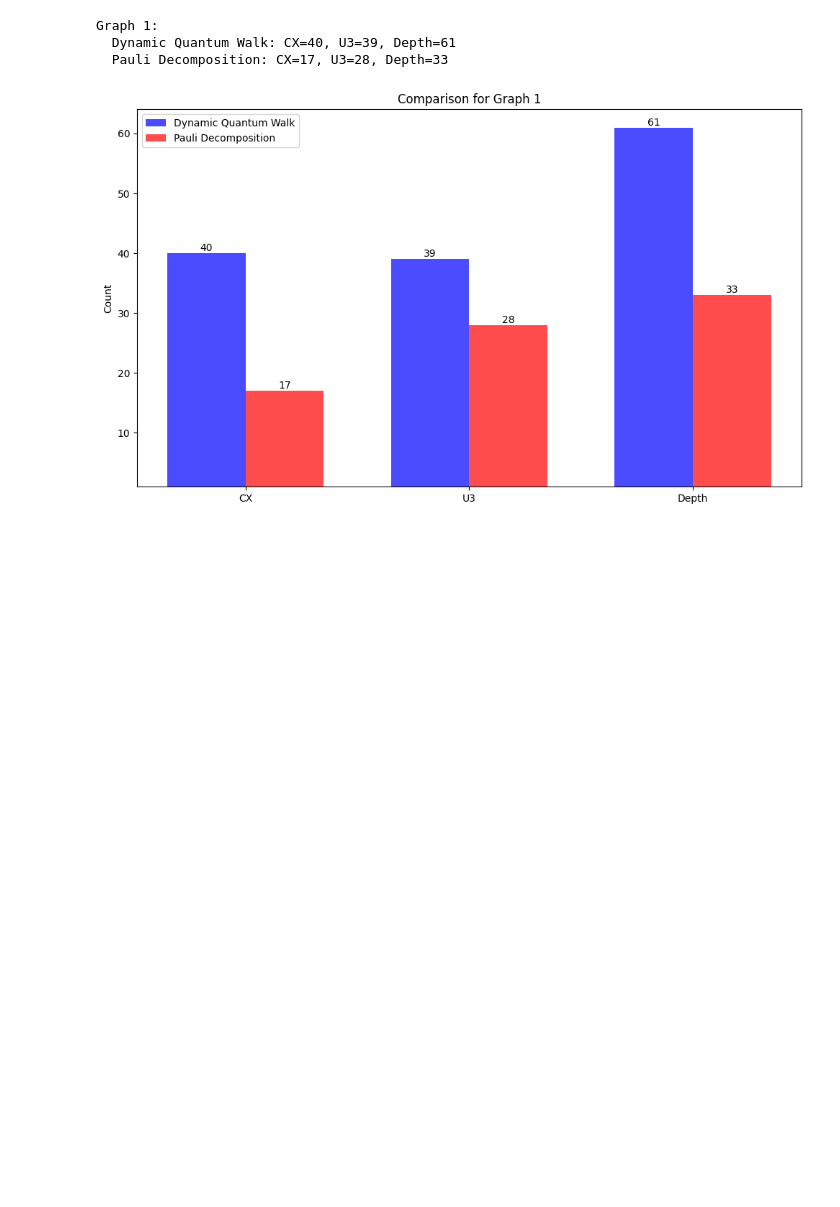
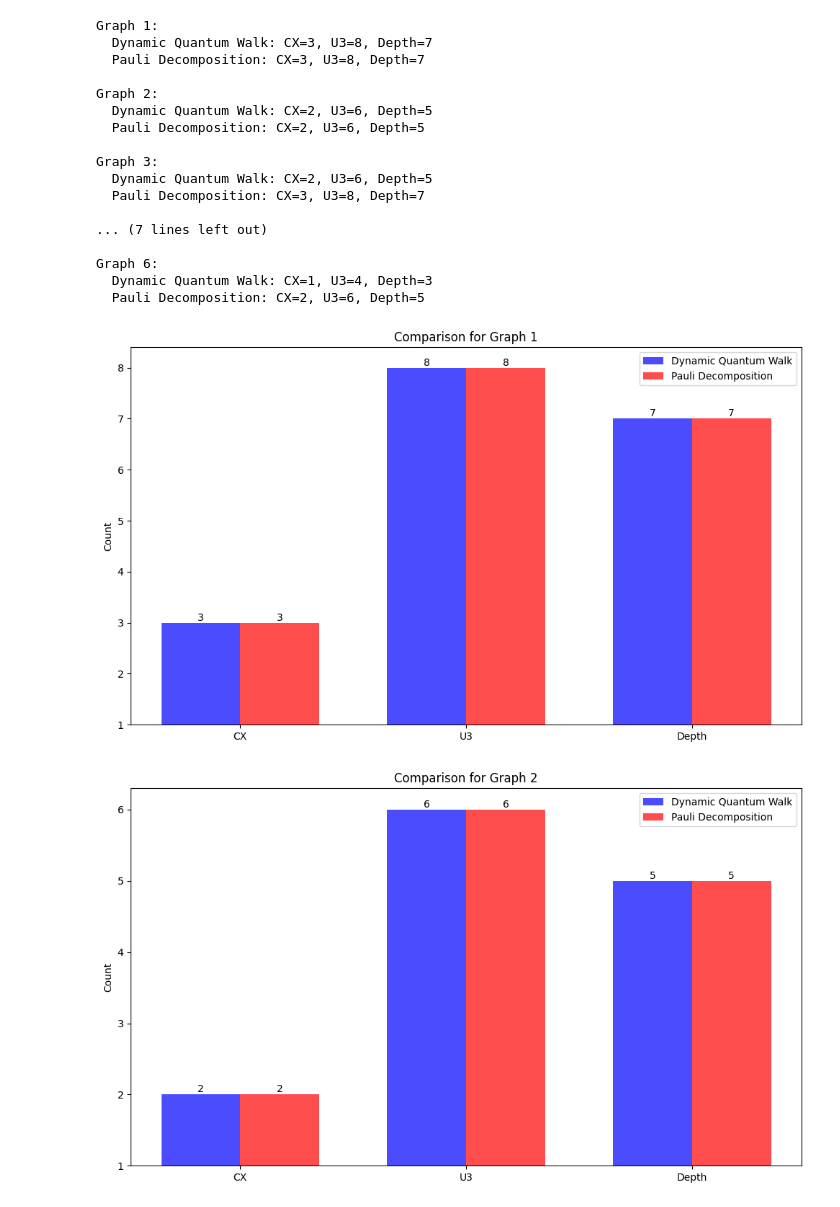
Before and after one commit to Mostafa-Atallah2020/ctqw-matching-decomp, a Jupyter notebook: examples/Gate Count.ipynb, the cells around one changed output. Cells and saved outputs as stored; diff of their text form; code cells hidden in the pictures; blank space fills up the shorter version.

Commit message:
Gate counting for 4 vertex connected graphs

```diff
--- a/examples/Gate Count.ipynb
+++ b/examples/Gate Count.ipynb
@@ -65,13 +62,6 @@ None
 [figure]
 None
 ... (6 outputs left out)
-# %%
-graph_edges = [{('000','010'),
-         ('000','001'),
-         ('001','011'),
-         ('100','110'),
-         ('110','111'),
-         ('101','111')}]
 # %%
 import matplotlib.pyplot as plt
 from src.graphs import StaticGraph, DynamicGraph, IntersectingEdgesGraph, MultiEdgeGraph
@@ -111,7 +101,7 @@ def count_gates_dynamic_walk(edges, T, delta_t):
     big_qc = QuantumCircuit(G.n_qubits)
     for sq in dyn_G_approx.graph_sequence:
         G = MultiEdgeGraph(sq[0].edges)
-        sub_qc = G.get_qc(simplified=True)
+        sub_qc = G.get_qc()
         big_qc = big_qc.compose(sub_qc)
 
     transpiled_qc = transpile(big_qc, basis_gates=['cx', 'u3'], optimization_level=3)
@@ -158,33 +148,48 @@ for i, result in enumerate(results):
     width = 0.35
 
     dynamic_values = [result['Dynamic'][m] for m in metrics]
     pauli_values = [result['Pauli'][m] for m in metrics]
 
     ax.bar(x - width/2, dynamic_values, width, label='Dynamic Quantum Walk', color='blue', alpha=0.7)
     ax.bar(x + width/2, pauli_values, width, label='Pauli Decomposition', color='red', alpha=0.7)
 
     ax.set_ylabel('Count')
     ax.set_title(f'Comparison for Graph {i+1}')
     ax.set_xticks(x)
     ax.set_xticklabels(metrics)
     ax.legend()
 
     # Add value labels on the bars
     for j, v in enumerate(dynamic_values):
         ax.text(j - width/2, v, str(v), ha='center', va='bottom')
     for j, v in enumerate(pauli_values):
         ax.text(j + width/2, v, str(v), ha='center', va='bottom')
 
     # Set y-axis to log scale
     #ax.set_yscale('log')
 
     # Adjust y-axis to start from 1
     ax.set_ylim(bottom=1)
 
     plt.tight_layout()
     plt.show()
 # %% [output]
 Graph 1:
-  Dynamic Quantum Walk: CX=40, U3=39, Depth=61
-  Pauli Decomposition: CX=17, U3=28, Depth=33
+  Dynamic Quantum Walk: CX=3, U3=8, Depth=7
+  Pauli Decomposition: CX=3, U3=8, Depth=7
+
+Graph 2:
+  Dynamic Quantum Walk: CX=2, U3=6, Depth=5
+  Pauli Decomposition: CX=2, U3=6, Depth=5
+
+Graph 3:
+  Dynamic Quantum Walk: CX=2, U3=6, Depth=5
+  Pauli Decomposition: CX=3, U3=8, Depth=7
+
+... (7 lines left out)
+
+Graph 6:
+  Dynamic Quantum Walk: CX=1, U3=4, Depth=3
+  Pauli Decomposition: CX=2, U3=6, Depth=5
-[figure, old version]
+[figure, new version]
+[figure, added]
```
Also changed, not shown: parts of 3 cells of this notebook, 1 other file.
